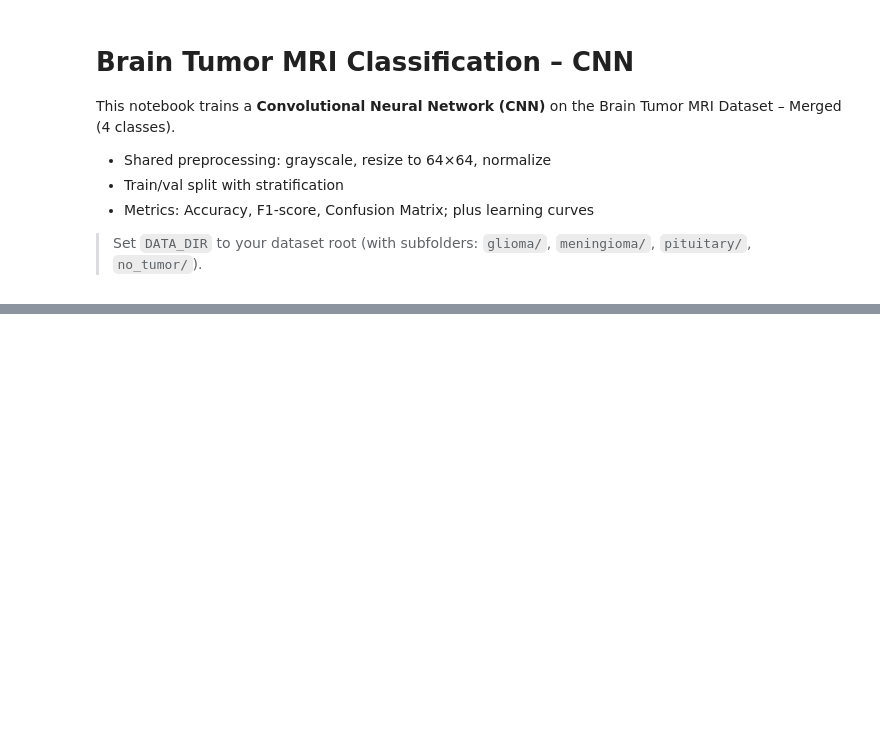
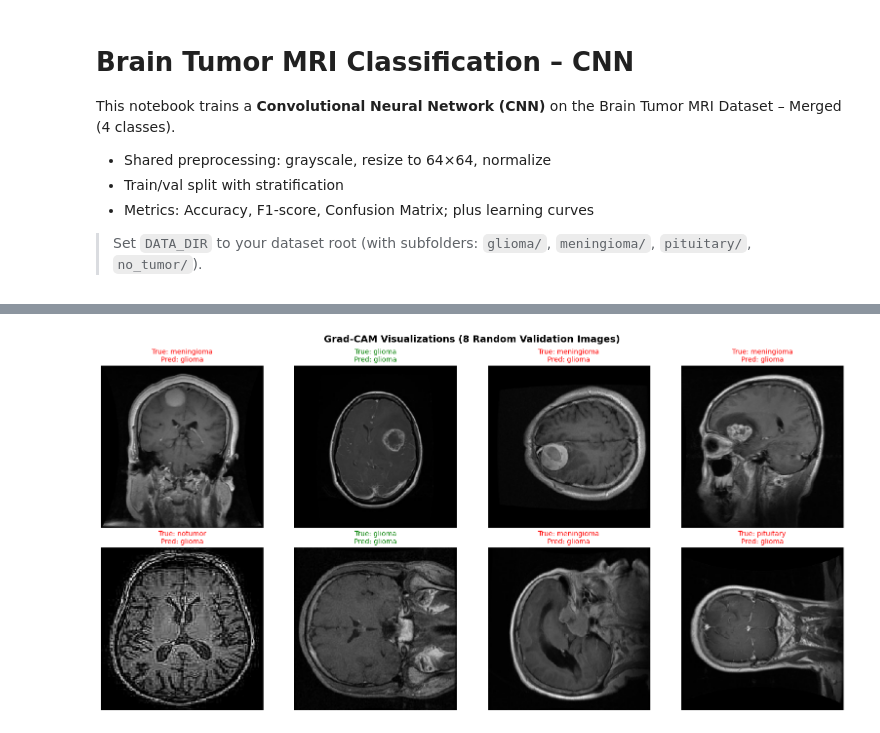
Before and after one commit to dilrukshax/household-load-clusters-eld, a Jupyter notebook: notebooks/cnn_brain_tumor_classification.ipynb, the cells around one changed output, grey strips where cells are left out. Drawn from its saved outputs; the diff is of its cells as text; code cells hidden in the pictures; blank space fills up the shorter version.

```diff
--- a/notebooks/cnn_brain_tumor_classification.ipynb
+++ b/notebooks/cnn_brain_tumor_classification.ipynb
@@ -207,0 +541,95 @@ Weighted F1: 0.9057226808051841
+# %%
+# Grad-CAM visualization
+import cv2
+
+def make_gradcam_heatmap(img_array, model, last_conv_layer_name, pred_index=None):
+    """Generate Grad-CAM heatmap"""
+    grad_model = tf.keras.models.Model(
+        [model.inputs],
+        [model.get_layer(last_conv_layer_name).output, model.output]
+    )
+
+    with tf.GradientTape() as tape:
+        conv_outputs, predictions = grad_model(img_array)
+        if pred_index is None:
+            pred_index = tf.argmax(predictions[0])
+        class_channel = predictions[:, pred_index]
+
+    grads = tape.gradient(class_channel, conv_outputs)
+    pooled_grads = tf.reduce_mean(grads, axis=(0, 1, 2))
+
+    conv_outputs = conv_outputs[0]
+    heatmap = conv_outputs @ pooled_grads[..., tf.newaxis]
+    heatmap = tf.squeeze(heatmap)
+    heatmap = tf.maximum(heatmap, 0) / tf.math.reduce_max(heatmap)
+    return heatmap.numpy()
+
+def overlay_heatmap(img, heatmap, alpha=0.4):
+    """Overlay heatmap on image"""
+    heatmap = cv2.resize(heatmap, (img.shape[1], img.shape[0]))
+    heatmap = np.uint8(255 * heatmap)
+    heatmap = cv2.applyColorMap(heatmap, cv2.COLORMAP_JET)
+    superimposed = heatmap * alpha + img * 255
+    return np.uint8(superimposed)
+
+# Find last conv layer in EfficientNet
+last_conv_layer_name = None
+for layer in reversed(model.layers):
+    if 'conv' in layer.name.lower() and isinstance(layer, tf.keras.layers.Layer):
+        # Check in base_model
+        if hasattr(layer, 'layers'):
+            for sublayer in reversed(layer.layers):
+                if isinstance(sublayer, tf.keras.layers.Conv2D):
+                    last_conv_layer_name = sublayer.name
+                    break
+        if last_conv_layer_name:
+            break
+
+# Fallback: use a known EfficientNet conv layer
+if last_conv_layer_name is None:
+    last_conv_layer_name = 'top_conv'  # EfficientNetB0's last conv layer
+
+print(f"Using layer for Grad-CAM: {last_conv_layer_name}")
+
+# Select 8 random validation images
+np.random.seed(SEED)
+gradcam_indices = np.random.choice(len(X_val), size=8, replace=False)
+
+fig, axes = plt.subplots(2, 4, figsize=(16, 8))
+axes = axes.flatten()
+
+for idx, val_idx in enumerate(gradcam_indices):
+    # Load and preprocess image
+    img_path = X_val[val_idx]
+    img = tf.keras.preprocessing.image.load_img(img_path, target_size=IMG_SIZE)
+    img_array = tf.keras.preprocessing.image.img_to_array(img)
+    img_array_preprocessed = np.expand_dims(img_array / 255.0, axis=0)
+
+    # Get prediction
+    preds = model.predict(img_array_preprocessed, verbose=0)
+    pred_class = np.argmax(preds[0])
+    true_class = y_val[val_idx]
+
+    # Generate Grad-CAM
+    try:
+        heatmap = make_gradcam_heatmap(img_array_preprocessed, model, last_conv_layer_name, pred_class)
+        superimposed = overlay_heatmap(img_array, heatmap)
+
+        axes[idx].imshow(superimposed.astype('uint8'))
+    except Exception as e:
+        # Fallback to original image if Grad-CAM fails
+        axes[idx].imshow(img_array.astype('uint8'))
+        print(f"Grad-CAM failed for image {idx}: {e}")
+
+    # Add title with true and predicted labels
+    color = 'green' if pred_class == true_class else 'red'
+    axes[idx].set_title(f"True: {classes[true_class]}\nPred: {classes[pred_class]}",
+                       fontsize=10, color=color)
+    axes[idx].axis('off')
+
+plt.suptitle("Grad-CAM Visualizations (8 Random Validation Images)", fontsize=14, fontweight='bold')
+plt.tight_layout()
+plt.savefig(artifacts_dir / 'gradcam_grid.png', dpi=150, bbox_inches='tight')
+plt.show()
+print(f"✓ Grad-CAM grid saved to {artifacts_dir / 'gradcam_grid.png'}")
+# %% [output]
@@ -207,0 +653 @@ Weighted F1: 0.9057226808051841
+[figure, added]
```
Also changed, not shown: parts of 15 cells of this notebook, 9 other files.
